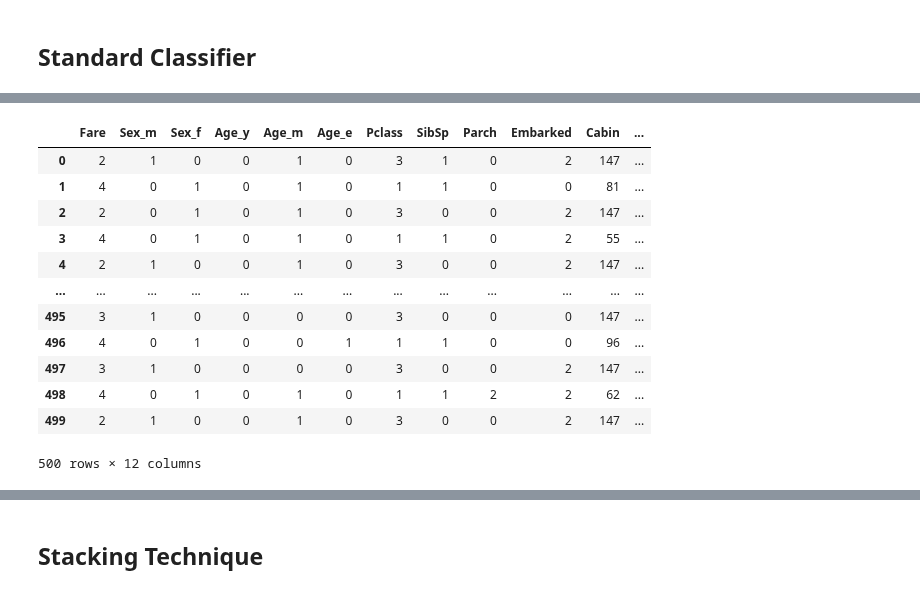
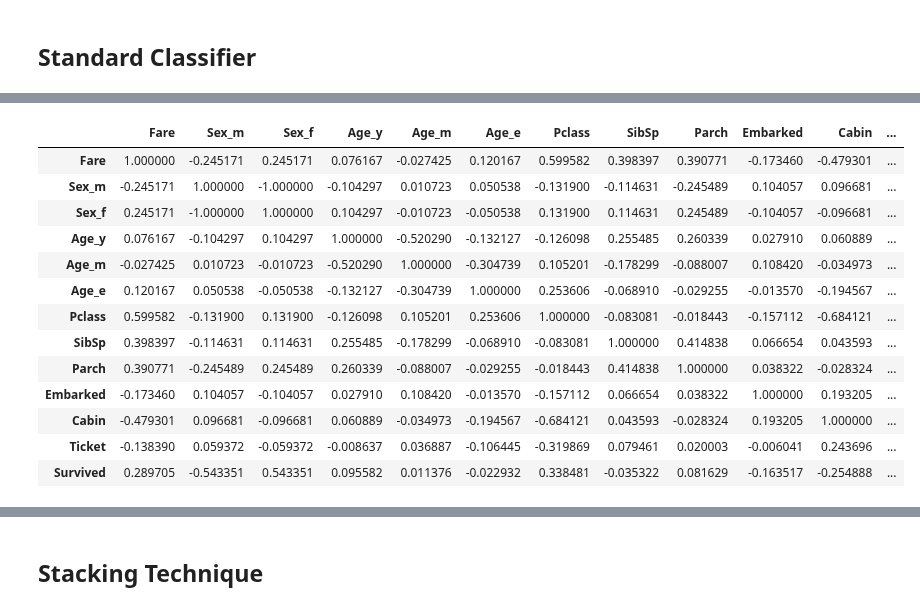
Before and after one commit to LeoFernanndes/notebooks, a Jupyter notebook: titanic_3.ipynb, the cells around one changed output, grey strips where cells are left out. Saved outputs shown, nothing was run; the diff lists cells and outputs as text; code cells hidden in the pictures.

```diff
--- a/titanic_3.ipynb
+++ b/titanic_3.ipynb
@@ -103,19 +106,20 @@ Name: Age, dtype: float64
-# %%
-x_train
-# %% [output]
-|  | Fare | Sex_m | Sex_f | Age_y | Age_m | Age_e | Pclass | SibSp | Parch | Embarked | Cabin | ... |
-| 0 | 2 | 1 | 0 | 0 | 1 | 0 | 3 | 1 | 0 | 2 | 147 | ... |
-| 1 | 4 | 0 | 1 | 0 | 1 | 0 | 1 | 1 | 0 | 0 | 81 | ... |
-| 2 | 2 | 0 | 1 | 0 | 1 | 0 | 3 | 0 | 0 | 2 | 147 | ... |
-| 3 | 4 | 0 | 1 | 0 | 1 | 0 | 1 | 1 | 0 | 2 | 55 | ... |
-| 4 | 2 | 1 | 0 | 0 | 1 | 0 | 3 | 0 | 0 | 2 | 147 | ... |
-| ... | ... | ... | ... | ... | ... | ... | ... | ... | ... | ... | ... | ... |
-| 495 | 3 | 1 | 0 | 0 | 0 | 0 | 3 | 0 | 0 | 0 | 147 | ... |
-| 496 | 4 | 0 | 1 | 0 | 0 | 1 | 1 | 1 | 0 | 0 | 96 | ... |
-| 497 | 3 | 1 | 0 | 0 | 0 | 0 | 3 | 0 | 0 | 2 | 147 | ... |
-| 498 | 4 | 0 | 1 | 0 | 1 | 0 | 1 | 1 | 2 | 2 | 62 | ... |
-| 499 | 2 | 1 | 0 | 0 | 1 | 0 | 3 | 0 | 0 | 2 | 147 | ... |
-500 rows × 12 columns
+# %%
+titanic[colunas_].corr()
+# %% [output]
+|  | Fare | Sex_m | Sex_f | Age_y | Age_m | Age_e | Pclass | SibSp | Parch | Embarked | Cabin | ... |
+| Fare | 1.000000 | -0.245171 | 0.245171 | 0.076167 | -0.027425 | 0.120167 | 0.599582 | 0.398397 | 0.390771 | -0.173460 | -0.479301 | ... |
+| Sex_m | -0.245171 | 1.000000 | -1.000000 | -0.104297 | 0.010723 | 0.050538 | -0.131900 | -0.114631 | -0.245489 | 0.104057 | 0.096681 | ... |
+| Sex_f | 0.245171 | -1.000000 | 1.000000 | 0.104297 | -0.010723 | -0.050538 | 0.131900 | 0.114631 | 0.245489 | -0.104057 | -0.096681 | ... |
+| Age_y | 0.076167 | -0.104297 | 0.104297 | 1.000000 | -0.520290 | -0.132127 | -0.126098 | 0.255485 | 0.260339 | 0.027910 | 0.060889 | ... |
+| Age_m | -0.027425 | 0.010723 | -0.010723 | -0.520290 | 1.000000 | -0.304739 | 0.105201 | -0.178299 | -0.088007 | 0.108420 | -0.034973 | ... |
+| Age_e | 0.120167 | 0.050538 | -0.050538 | -0.132127 | -0.304739 | 1.000000 | 0.253606 | -0.068910 | -0.029255 | -0.013570 | -0.194567 | ... |
+| Pclass | 0.599582 | -0.131900 | 0.131900 | -0.126098 | 0.105201 | 0.253606 | 1.000000 | -0.083081 | -0.018443 | -0.157112 | -0.684121 | ... |
+| SibSp | 0.398397 | -0.114631 | 0.114631 | 0.255485 | -0.178299 | -0.068910 | -0.083081 | 1.000000 | 0.414838 | 0.066654 | 0.043593 | ... |
+| Parch | 0.390771 | -0.245489 | 0.245489 | 0.260339 | -0.088007 | -0.029255 | -0.018443 | 0.414838 | 1.000000 | 0.038322 | -0.028324 | ... |
+| Embarked | -0.173460 | 0.104057 | -0.104057 | 0.027910 | 0.108420 | -0.013570 | -0.157112 | 0.066654 | 0.038322 | 1.000000 | 0.193205 | ... |
+| Cabin | -0.479301 | 0.096681 | -0.096681 | 0.060889 | -0.034973 | -0.194567 | -0.684121 | 0.043593 | -0.028324 | 0.193205 | 1.000000 | ... |
+| Ticket | -0.138390 | 0.059372 | -0.059372 | -0.008637 | 0.036887 | -0.106445 | -0.319869 | 0.079461 | 0.020003 | -0.006041 | 0.243696 | ... |
+| Survived | 0.289705 | -0.543351 | 0.543351 | 0.095582 | 0.011376 | -0.022932 | 0.338481 | -0.035322 | 0.081629 | -0.163517 | -0.254888 | ... |
 # %%
 import matplotlib.pyplot as plt
 import seaborn as sns
```
Also changed, not shown: parts of 7 cells of this notebook.
